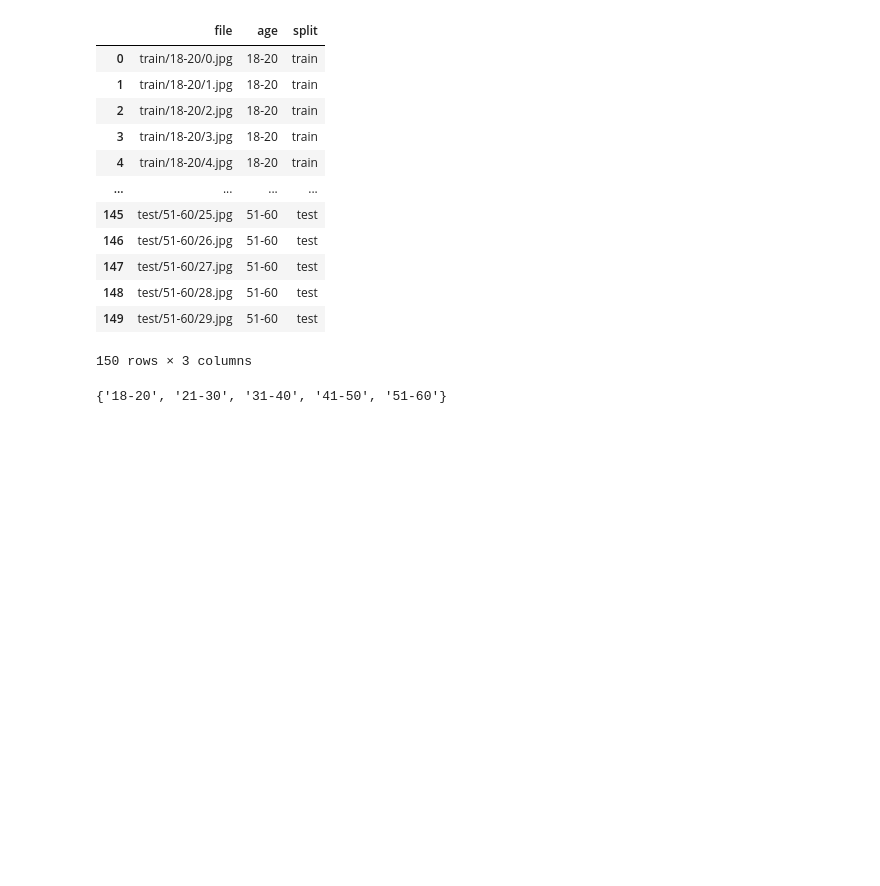
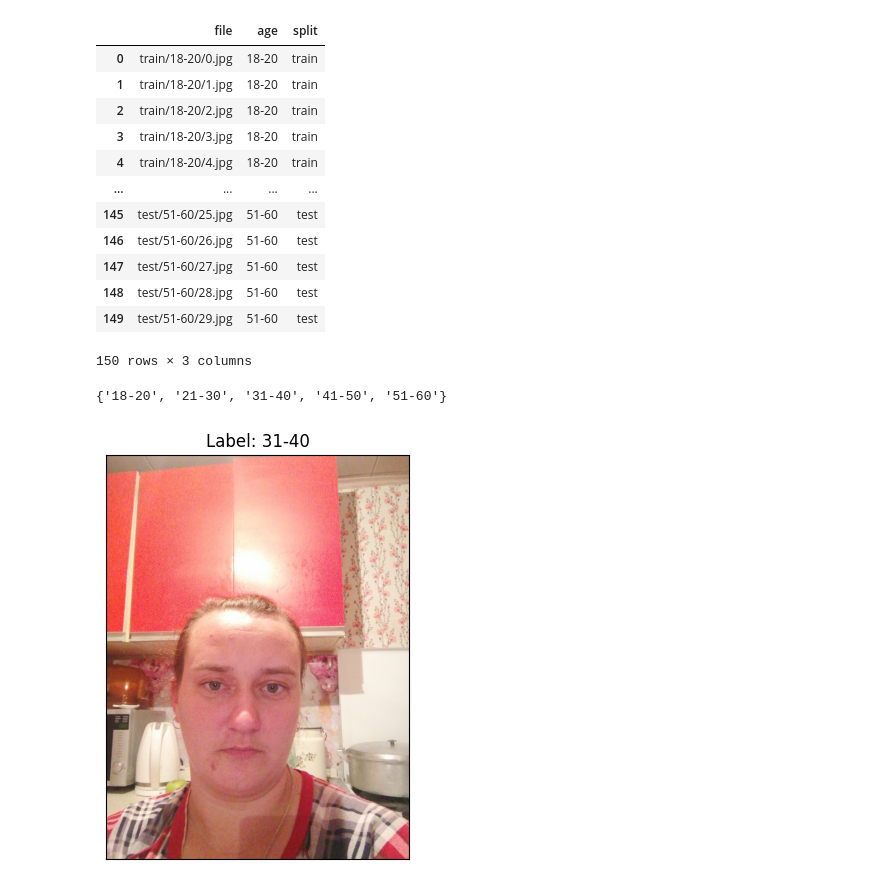
Before and after one commit to abdubakr77/FaceAge-Classifier, a Jupyter notebook: Face Age Classifier.ipynb, the cells around one changed output. Saved outputs shown, nothing was run; the diff lists cells and outputs as text; code cells hidden in the pictures; blank space fills up the shorter version.

Commit message:
feat: Define Show random image function

```diff
--- a/Face Age Classifier.ipynb
+++ b/Face Age Classifier.ipynb
@@ -69,3 +69,16 @@ labels = set(df["age"].values)
 labels
 # %% [output]
 {'18-20', '21-30', '31-40', '41-50', '51-60'}
+# %%
+def show_img():
+    img_path = np.random.choice(df["file"].values)
+    plt.imshow(plt.imread(os.path.join(MAIN_PATH,img_path)))
+    plt.title(f"Label: {img_path.split('/')[1]}")
+    plt.tight_layout()
+    plt.yticks([])
+    plt.xticks([])
+    plt.show()
+
+show_img()
+# %% [output]
+[figure, added]
```
